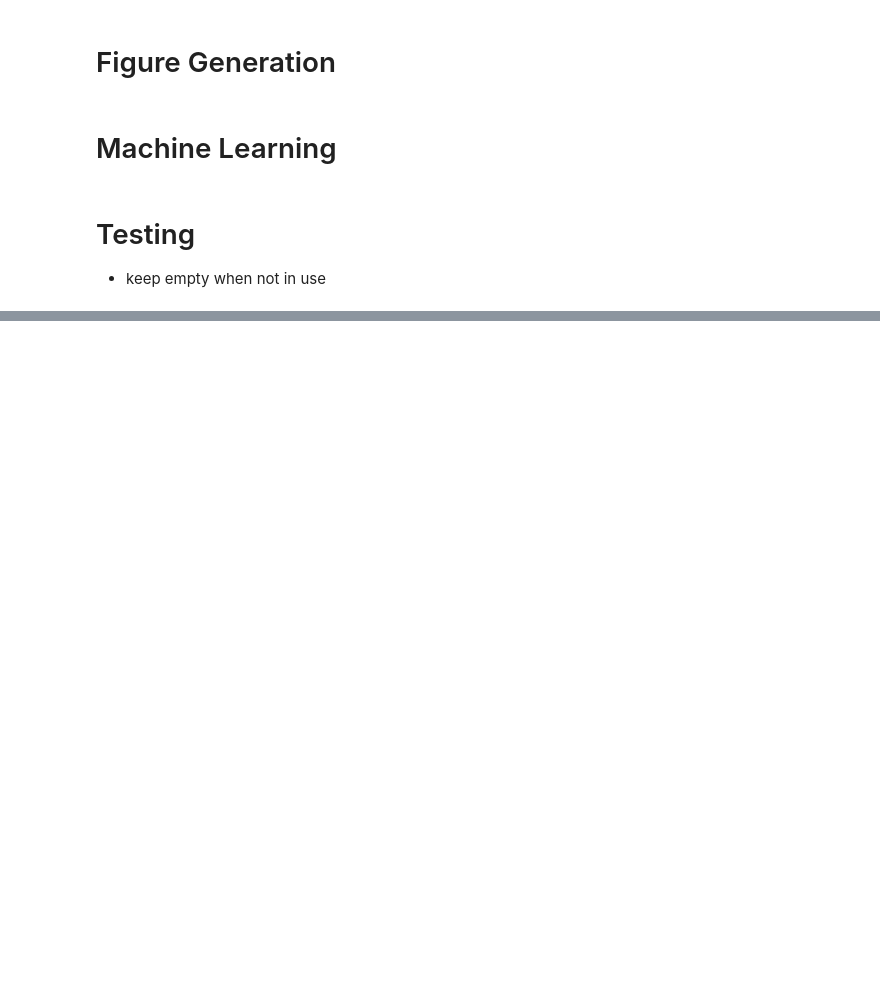
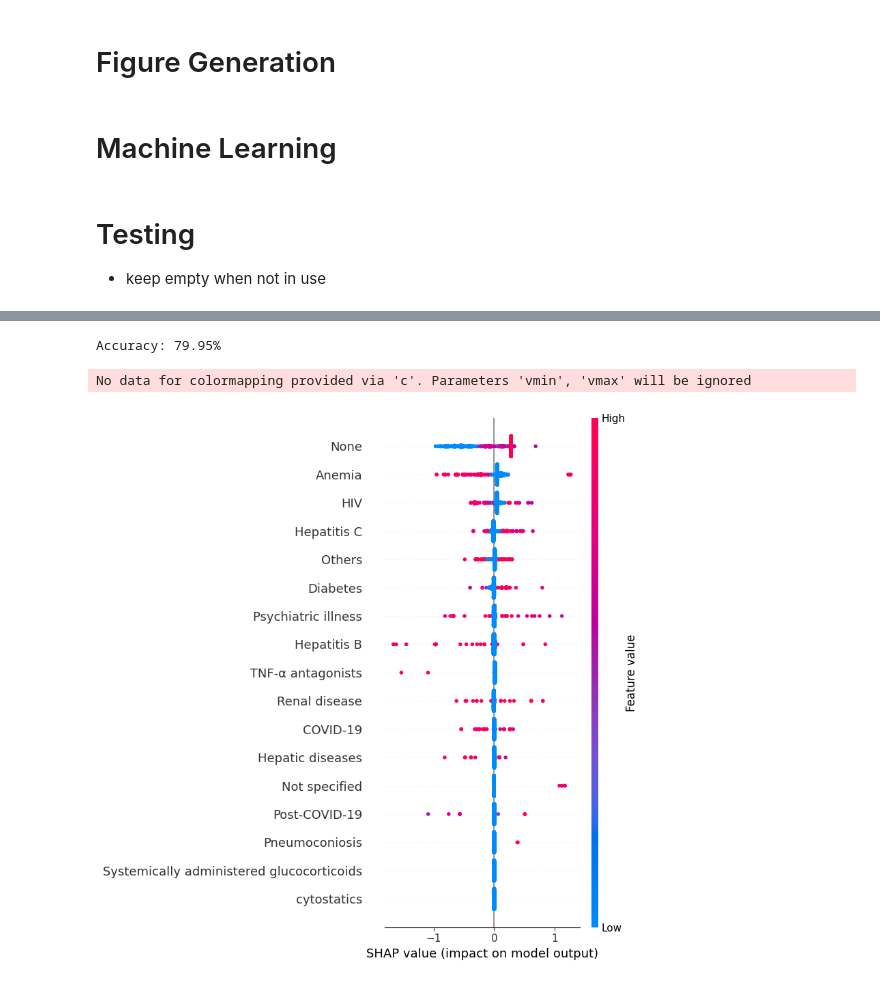
Before and after one commit to pioneerbluepanthers/computationaldrug, a Jupyter notebook: rohit_comparing_binarization_effects.ipynb, the cells around one changed output, grey strips where cells are left out. Saved outputs shown, nothing was run; the diff lists cells and outputs as text; code cells hidden in the pictures; blank space fills up the shorter version.

```diff
--- a/rohit_comparing_binarization_effects.ipynb
+++ b/rohit_comparing_binarization_effects.ipynb
@@ -192,9 +196,13 @@ def BinarizeSocialRisk(df, column="social_risk_factors"):
   # remove comorbidity from original df
   concat_df = df.copy()
   concat_df.drop(columns=[column], inplace=True)
-
+  #copy it temp variable
+  temp_df = socialRisk_df.copy()
+  #impute the missing values - using KNN imputation
+  sociRisk_temp = KNNImputation(temp_df)
   # concatenate the dfs
-  fin_df = pd.concat([concat_df, socialRisk_df], axis=1)
+  #fin_df = pd.concat([concat_df, socialRisk_df], axis=1)
+  fin_df = pd.concat([concat_df, sociRisk_temp], axis=1)
 
   # return the final df
   return fin_df
@@ -476,0 +655,26 @@ for i in range (10):
+# %%
+#predictions using sklearn XGBoost
+try:
+  x_class = xgb.XGBClassifier(n_estimators=500,
+                              objective='binary:logistic',
+                              tree_method='gpu_hist',
+                              eta=0.1,
+                              max_depth=3)
+except:
+  x_class = xgb.XGBClassifier(n_estimators=500,
+                              objective='binary:logistic',
+                              tree_method='hist',
+                              eta=0.1,
+                              max_depth=3)
+x_class.fit(X_train, trainY)
+modelsc = x_class.get_booster()
+# %%
+PrintModelAccuracy(modelsc, dm_test, testY)
+# %% [output]
+Accuracy: 79.95%
+# %%
+#display(X.columns)
+TreeExplainer(X_test,X.columns, modelsc)
+# %% [output]
+No data for colormapping provided via 'c'. Parameters 'vmin', 'vmax' will be ignored
+[figure, added]
```
Also changed, not shown: parts of 37 cells of this notebook.
